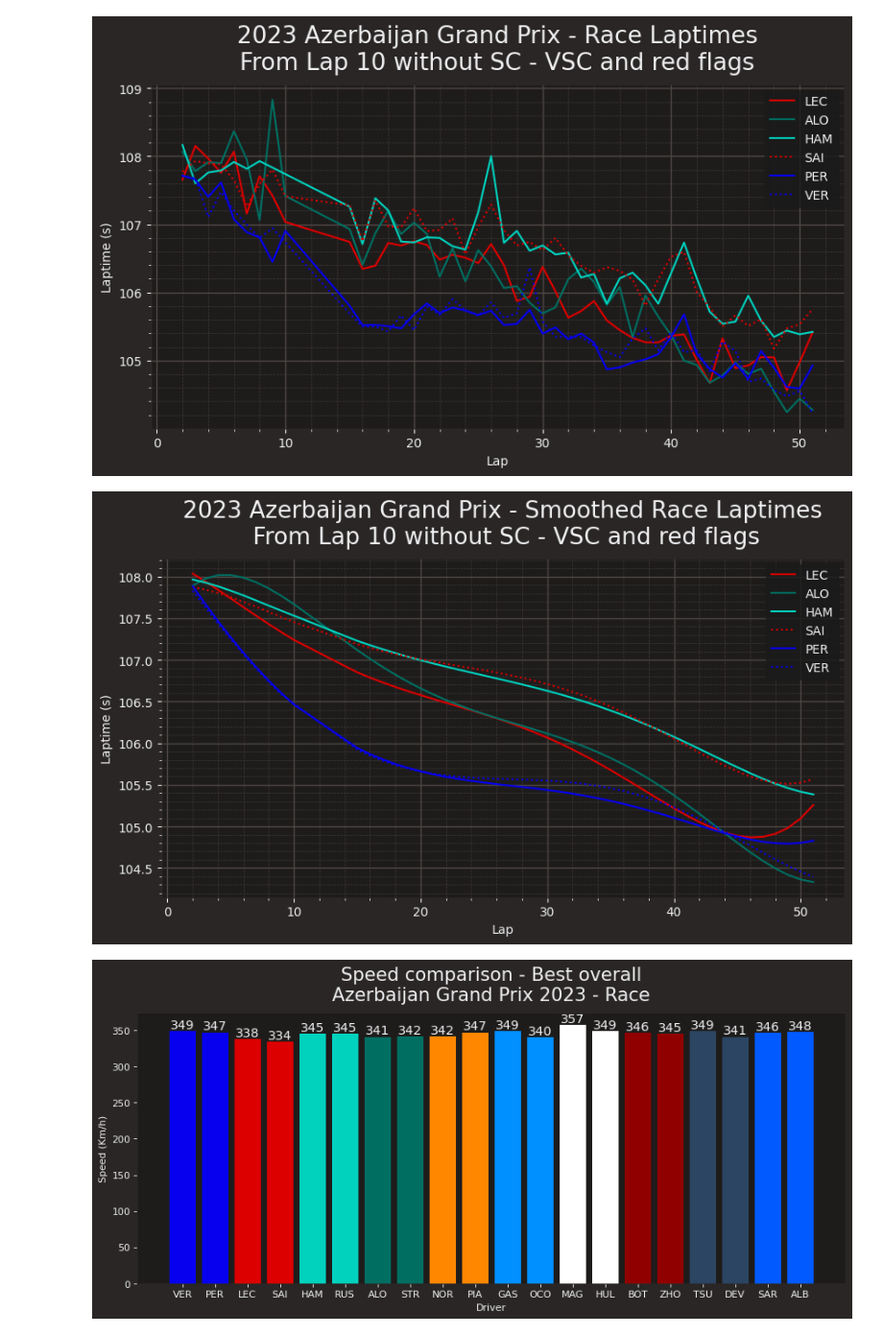
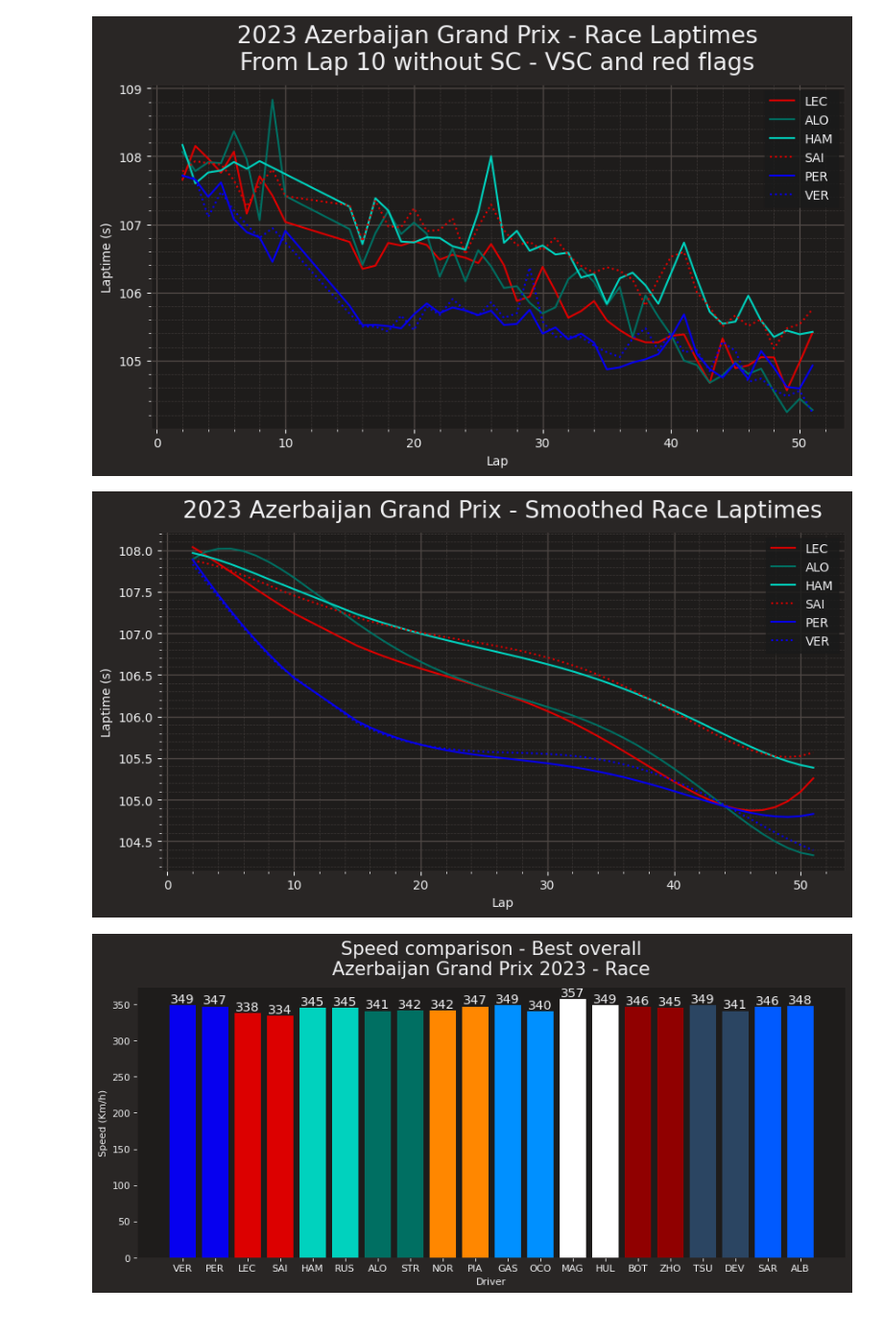
Before and after one commit to Rick8998/Baku2023F1, a Jupyter notebook: SessionsAnalysis/race.ipynb, the cells around one changed output. Shown at 96% size. Drawn from its saved outputs; the diff is of its cells as text; code cells hidden in the pictures.

```diff
--- a/SessionsAnalysis/race.ipynb
+++ b/SessionsAnalysis/race.ipynb
@@ -89,35 +89,35 @@ for driver in drivers_to_visualize:
 
     # Select all the laps from that driver
     driver_laps = driver_laps.dropna()
 
     # Extract the team for coloring purploses
     team = pd.unique(driver_laps['Team'])[0]
 
     # X-coordinate is the lap number
     x = driver_laps['LapNumber']
 
     # Y-coordinate a smoothed line between all the laptimes
     #y = seconds=driver_laps['LapTimeSeconds']
     poly = np.polyfit(driver_laps['LapNumber'], driver_laps['LapTimeSeconds'], 5)
     y_poly = np.poly1d(poly)(driver_laps['LapNumber'])
 
     # Make sure that two teammates don't get the same line style
     linestyle = '-' if team not in visualized_teams else ':'
 
     # Plot the data
     ax.plot(x, y_poly, label=driver, color=ff1.plotting.team_color(team), linestyle=linestyle)
 
     # Append labels
     ax.set(ylabel = 'Laptime (s)')
     ax.set(xlabel = 'Lap')
 
     # Set title
-    ax.set_title(f"{race.event.year} {race.event.EventName} - Smoothed {race.name} Laptimes\n From Lap 10 without SC - VSC and red flags")
+    ax.set_title(f"{race.event.year} {race.event.EventName} - Smoothed {race.name} Laptimes")
     # Generate legend
     ax.legend()
     visualized_teams.append(team)
 # %% [output]
-[figure, old version]
+[figure, new version]
 # %%
 import fastf1 as ff1
 import pandas as pd
```
Also changed, not shown: parts of 1 cell of this notebook.
